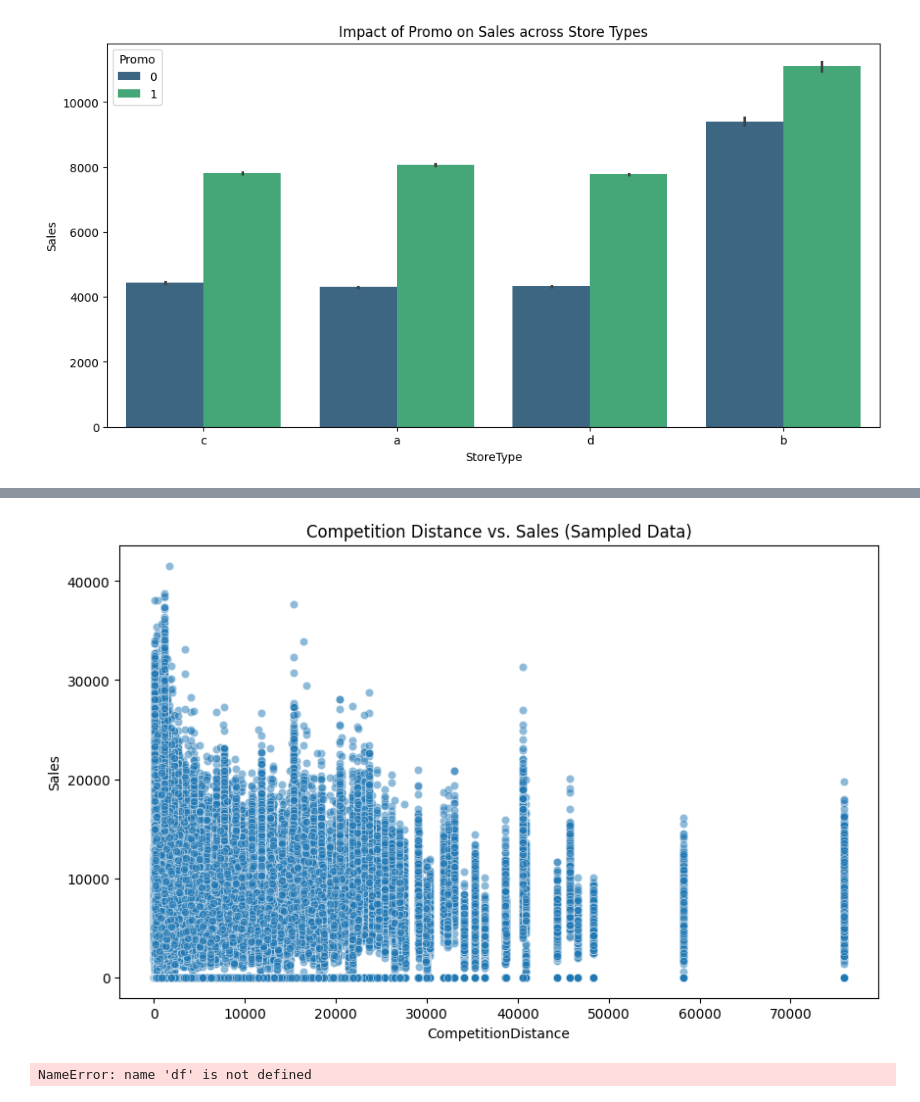
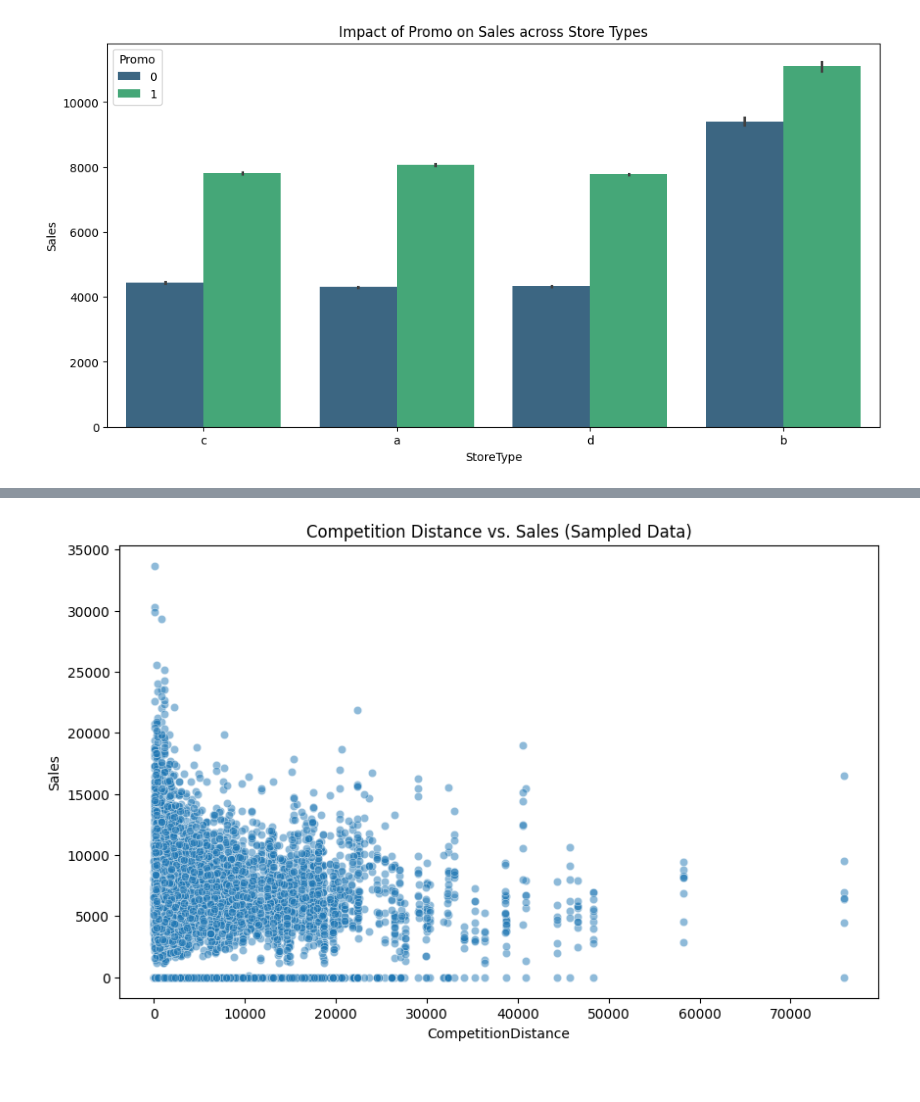
Before and after one commit to Hemenam/Rossman-s-Uncertainty-Aware-Sales-Prediction, a Jupyter notebook: notebook-faze1.ipynb, the cells around one changed output, grey strips where cells are left out. Saved outputs shown, nothing was run; the diff lists cells and outputs as text; code cells hidden in the pictures.

```diff
--- a/notebook-faze1.ipynb
+++ b/notebook-faze1.ipynb
@@ -208,20 +251,9 @@ Does having a competitor nearby actually hurt sales? We’ll use a scatter plot
 # %%
-sample_df = df.dropna(subset=['CompetitionDistance'])
+sample_df = df.dropna(subset=['CompetitionDistance']).sample(10000)
 
 plt.figure(figsize=(10, 6))
 sns.scatterplot(x='CompetitionDistance', y='Sales', data=sample_df, alpha=0.5)
 plt.title('Competition Distance vs. Sales (Sampled Data)')
 plt.show()
 # %% [output]
-[figure, old version]
+[figure, new version]
-# %%
-tmp = df[df["Open"]==1].copy()
-tmp["Month"] = tmp["Date"].dt.month
-pivot = tmp.pivot_table(index="DayOfWeek", columns="Month", values="Sales", aggfunc="mean")
-
-plt.figure(figsize=(12,4))
-sns.heatmap(pivot, cmap="viridis")
-plt.title("Mean Sales heatmap: DayOfWeek x Month (Open=1)")
-plt.show()
-# %% [output]
-NameError: name 'df' is not defined
```
Also changed, not shown: parts of 10 cells of this notebook.
